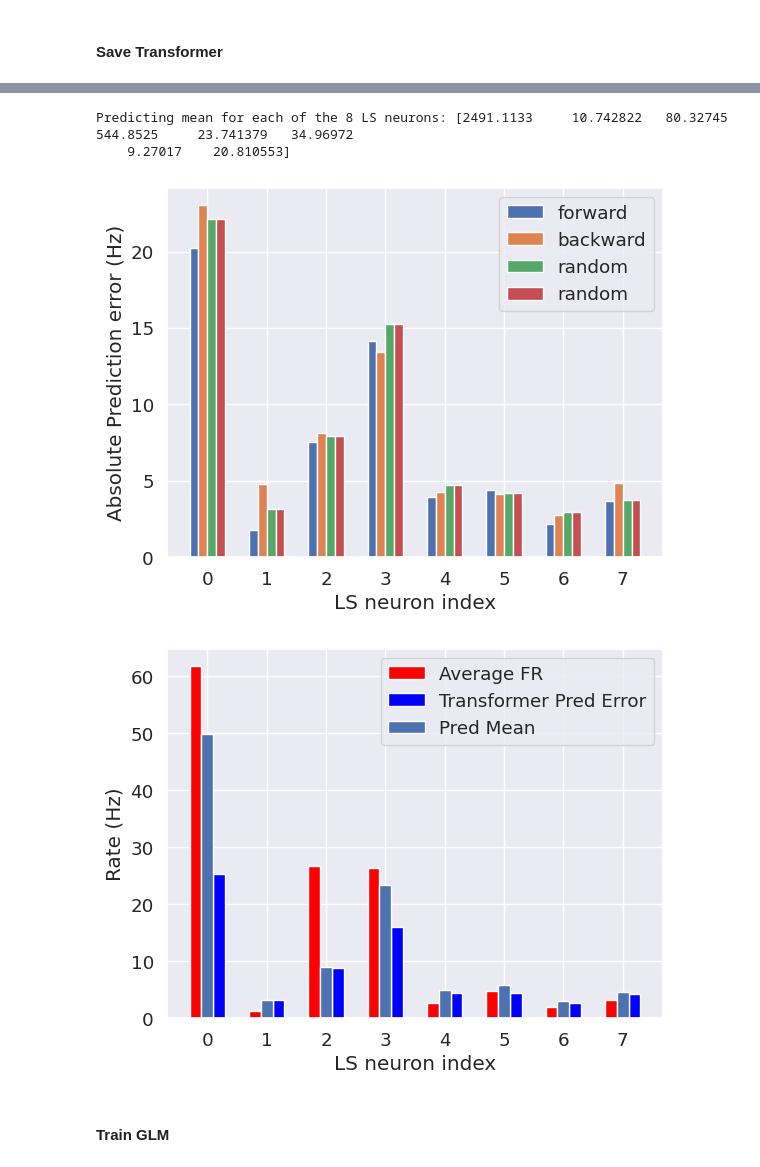
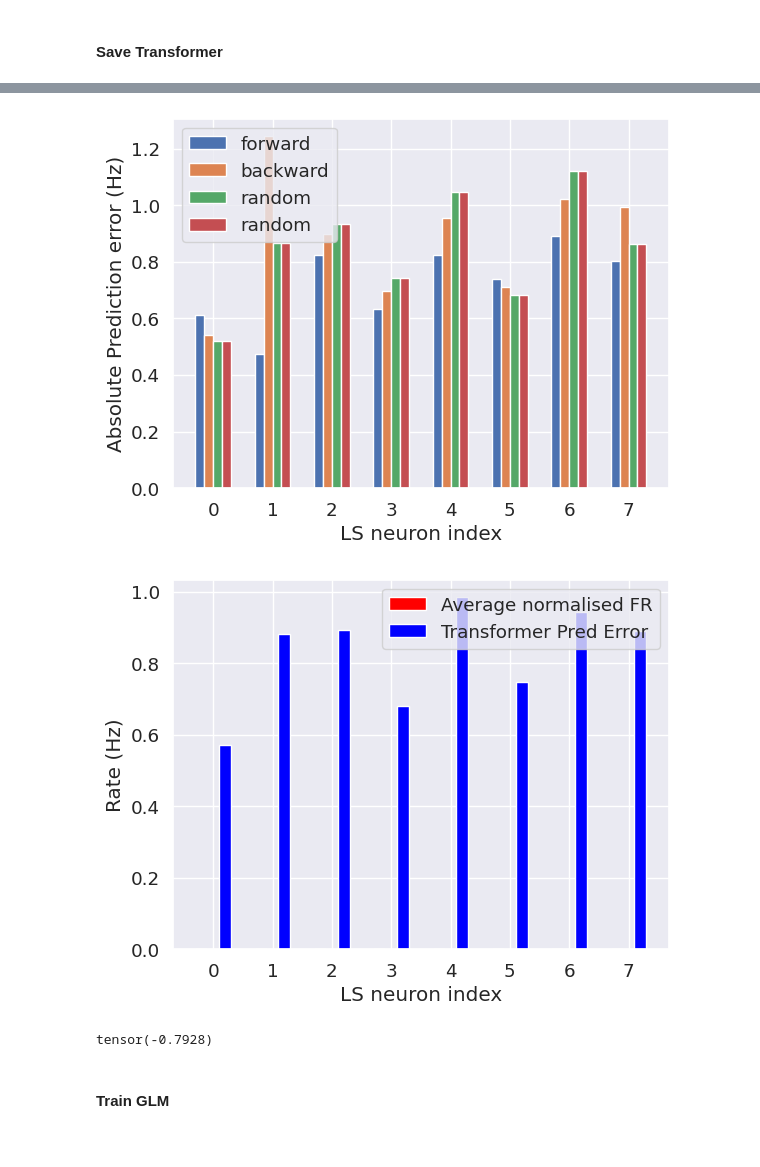
Before and after one commit to cngzlsh/approx_brain, a Jupyter notebook: EB095_stim_zscored.ipynb, the cells around one changed output, grey strips where cells are left out. Saved outputs shown, nothing was run; the diff lists cells and outputs as text; code cells hidden in the pictures.

```diff
--- a/EB095_stim_zscored.ipynb
+++ b/EB095_stim_zscored.ipynb
@@ -310,33 +308,28 @@ ModuleNotFoundError: No module named 'bayes_opt'
 # %%
 # TRANSFORMER
 # |   iter    |  target   |  d_model  | hidden... | n_layers  | num_heads |
-# | 87        | -99.69    | 262.8     | 478.4     | 5.0       | 1.0       |
-# | 65        | -102.9    | 316.6     | 563.4     | 5.0       | 1.0       |
-# | 63        | -108.4    | 315.7     | 587.2     | 4.914     | 1.607     |
 
-d_model = 262
-num_heads = 1
-hidden_dim = 478
-n_layers = 5
+d_model = 128
+num_heads = 8
+hidden_dim = 512
+n_layers = 3
 
-d_model = int(int(d_model/num_heads)*num_heads) # d_model must be multiples of n_heads
-if d_model %2 != 0:
-    d_model += num_heads
 
 device = torch.device('cuda' if torch.cuda.is_available() else 'cpu')
 from models import TransformerOneStep as TransformerDNN
-DNN_LS = TransformerDNN(input_dim=input_dim,
-                    d_model=d_model,
-                    num_heads=num_heads,
-                    hidden_dim=hidden_dim,
-                    output_dim=output_dim,
-                    n_layers=n_layers,
-                    device=device,
-                    pos_output=True,
-                    use_mask=False,
-                    dropout=0.1,
-                    bin_output=False,
-                    softmax_output=False).to(device)
+DNN_LS = TransformerOneStep(input_dim,
+                d_model=d_model,
+                num_heads=num_heads,
+                hidden_dim=hidden_dim,
+                output_dim=output_dim,
+                n_encoder_layers=n_layers,
+                device=device,
+                max_len=30,
+                dropout=0.2,
+                use_mask=True,
+                pos_output=False,
+                bin_output=False,
+                softmax_output=False).to(device)
 
 
 assert len(np.intersect1d(forward_mse_idx, backward_mse_idx)) == 0
@@ -408,7 +399,7 @@ Saved model parameters and training stats to ./save/trained_models/
 # %%
 # with open(save_path / 'EB095-stim-LS-transformer-param-metadata.pkl', 'rb') as f:
 #     data = pickle.load(f)
-best_eval_params = torch.load(save_path / 'EB095-stim-LS-transformer-param.pth')
+best_eval_params = torch.load(save_path / 'EB095-stim-LS-transformer-normalised-param-{d_model}-{num_heads}-{hidden_dim}-{n_layers}.pth')
 DNN_LS.load_state_dict(best_eval_params)
 
 with torch.no_grad():
@@ -428,35 +419,34 @@ Transformer prediction for non-stim stim MSE loss:  tensor(174.2830)
-# %%
-print(f'Predicting mean for each of the 8 LS neurons: {np.power(Y_test_LS_np - Y_test_LS_np.mean(0), 2).sum(0) / Y_test_LS_np.shape[0]}')
-# %% [output]
-Predicting mean for each of the 8 LS neurons: [2491.1133     10.742822   80.32745   544.8525     23.741379   34.96972
-    9.27017    20.810553]
 # %%
 plt.figure()
 plt.bar(np.arange(len(LS_neuron_idx)) - 0.225, torch.sqrt(LS_test_pred_loss[forward_mse_idx, 0].sum(0)/len(forward_mse_idx)), width=0.15, label='forward')
 plt.bar(np.arange(len(LS_neuron_idx)) - 0.075, torch.sqrt(LS_test_pred_loss[backward_mse_idx, 0].sum(0)/len(backward_mse_idx)), width=0.15, label='backward')
 plt.bar(np.arange(len(LS_neuron_idx)) + 0.075, torch.sqrt(LS_test_pred_loss[random_mse_idx, 0].sum(0)/len(random_mse_idx)), width=0.15, label='random')
 plt.bar(np.arange(len(LS_neuron_idx)) + 0.225, torch.sqrt(LS_test_pred_loss[random_mse_idx, 0].sum(0)/len(random_mse_idx)), width=0.15, label='random')
 
 plt.xlabel('LS neuron index')
 plt.ylabel('Absolute Prediction error (Hz)')
 plt.legend()
 plt.show()
 
 plt.figure()
-plt.bar(np.arange(len(LS_neuron_idx)) - 0.2, spks_stim_rates.mean(0)[mask1], color='red', width=0.2, label='Average FR')
+plt.bar(np.arange(len(LS_neuron_idx)) - 0.2, spks_stim_rates_normalised.mean(0)[mask1], color='red', width=0.2, label='Average normalised FR')
 plt.bar(np.arange(len(LS_neuron_idx)) + 0.2, torch.sqrt(LS_test_pred_loss.sum(0)[0]/LS_test_pred_loss.shape[0]), color='blue', width=0.2, label='Transformer Pred Error')
 try:
     Y_test_LS_np
     plt.bar(np.arange(len(LS_neuron_idx)), np.sqrt(np.power(Y_test_LS_np - Y_test_LS_np.mean(0), 2).sum(0) / Y_test_LS_np.shape[0]), width=0.2, label='Pred Mean')
 except: pass
 
 plt.xlabel('LS neuron index')
 plt.ylabel('Rate (Hz)')
 plt.legend()
 plt.show()
 # %% [output]
-[figure, old version]
+[figure, new version]
-[figure, old version]
+[figure, new version]
+# %%
+torch.corrcoef(torch.vstack((spks_stim_rates[:,LS_neuron_idx].mean(0), torch.sqrt(LS_test_pred_loss.sum(0)[0]/LS_test_pred_loss.shape[0]))))[0][1]
+# %% [output]
+tensor(-0.7928)
 # %% [markdown]
 #### Train GLM
 # %%
```
Also changed, not shown: parts of 21 cells of this notebook, 4 other files.
